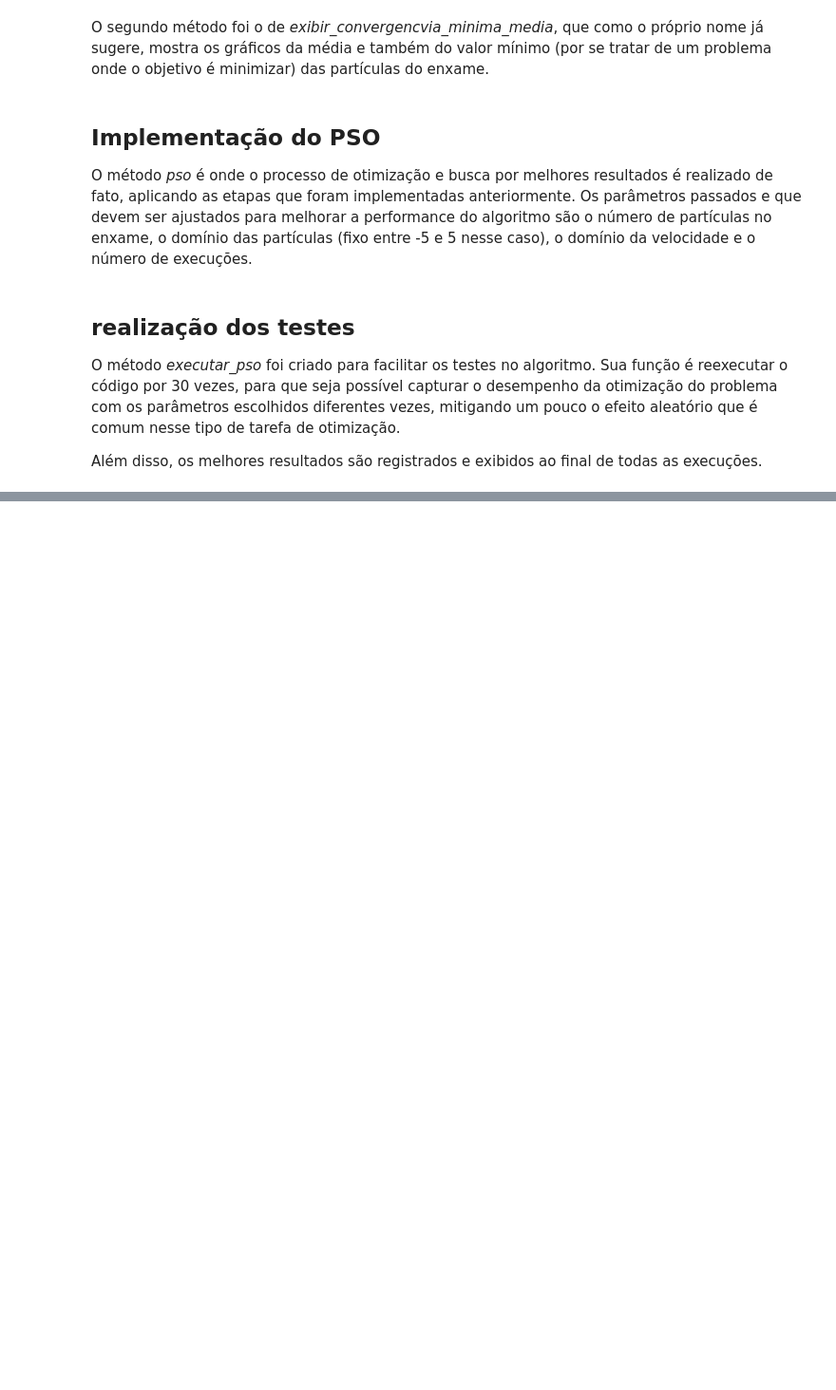
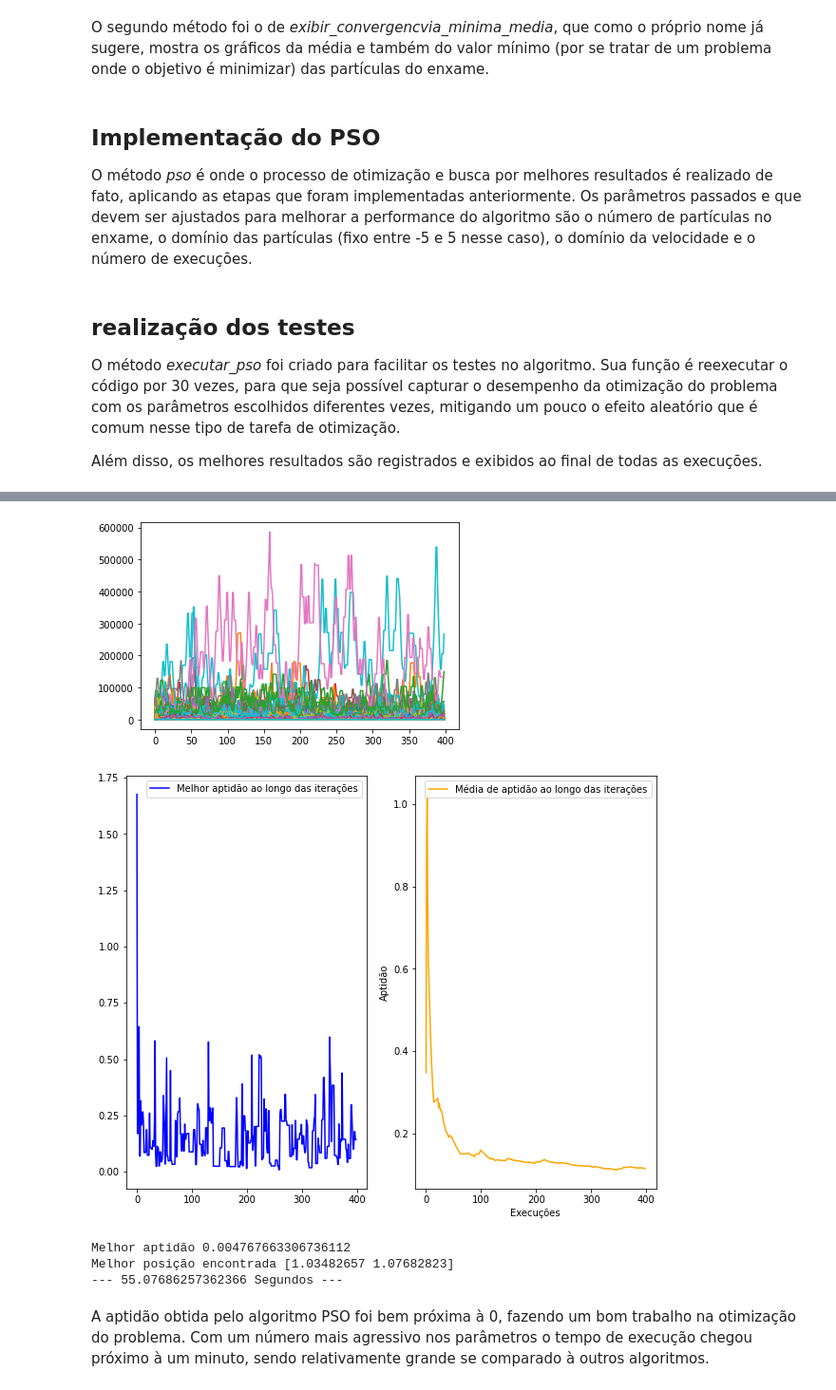
Before and after one commit to AlvaroCavalcante/computacao-bioinspirada, a Jupyter notebook: algoritmos-otimizacao/Otimização baseado em seres vivos.ipynb, the cells around one changed output, grey strips where cells are left out. Shown: that part at 95% size. Saved outputs shown, nothing was run; the diff lists cells and outputs as text; code cells hidden in the pictures; blank space fills up the shorter version.

```diff
--- a/algoritmos-otimizacao/Otimização baseado em seres vivos.ipynb
+++ b/algoritmos-otimizacao/Otimização baseado em seres vivos.ipynb
@@ -221,0 +233,10 @@ Melhor posição encontrada [0.8265457  0.62590132]
+# %%
+executar_pso(250, [(-5, 5), (-5, 5)], [-0.5, 0.5], 400)
+# %% [output]
+[figure, added]
+[figure, added]
+Melhor aptidão 0.004767663306736112
+Melhor posição encontrada [1.03482657 1.07682823]
+--- 55.07686257362366 Segundos ---
+# %% [markdown]
+A aptidão obtida pelo algoritmo PSO foi bem próxima à 0, fazendo um bom trabalho na otimização do problema. Com um número mais agressivo nos parâmetros o tempo de execução chegou próximo à um minuto, sendo relativamente grande se comparado à outros algoritmos.
```
Also changed, not shown: parts of 6 cells of this notebook.
